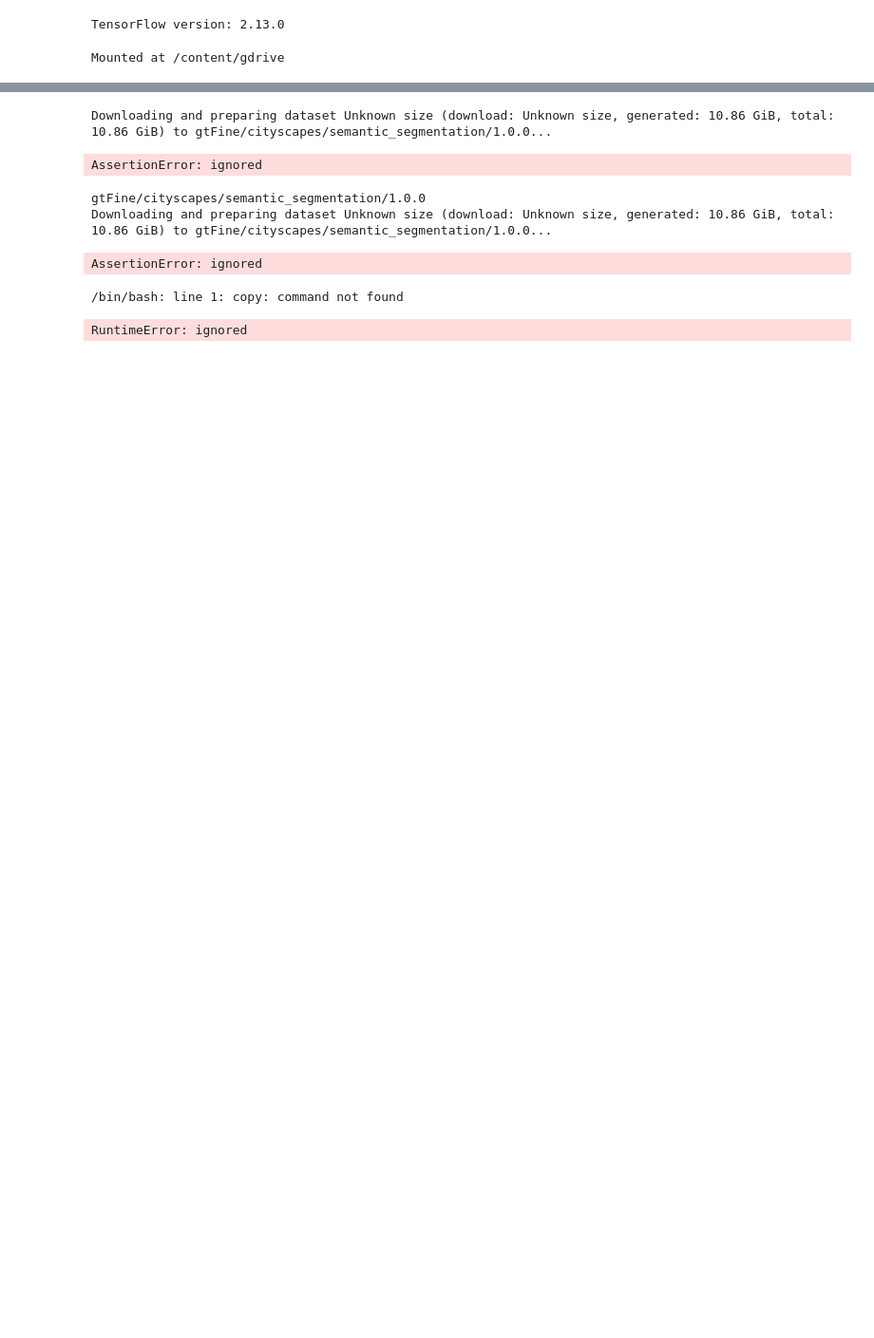
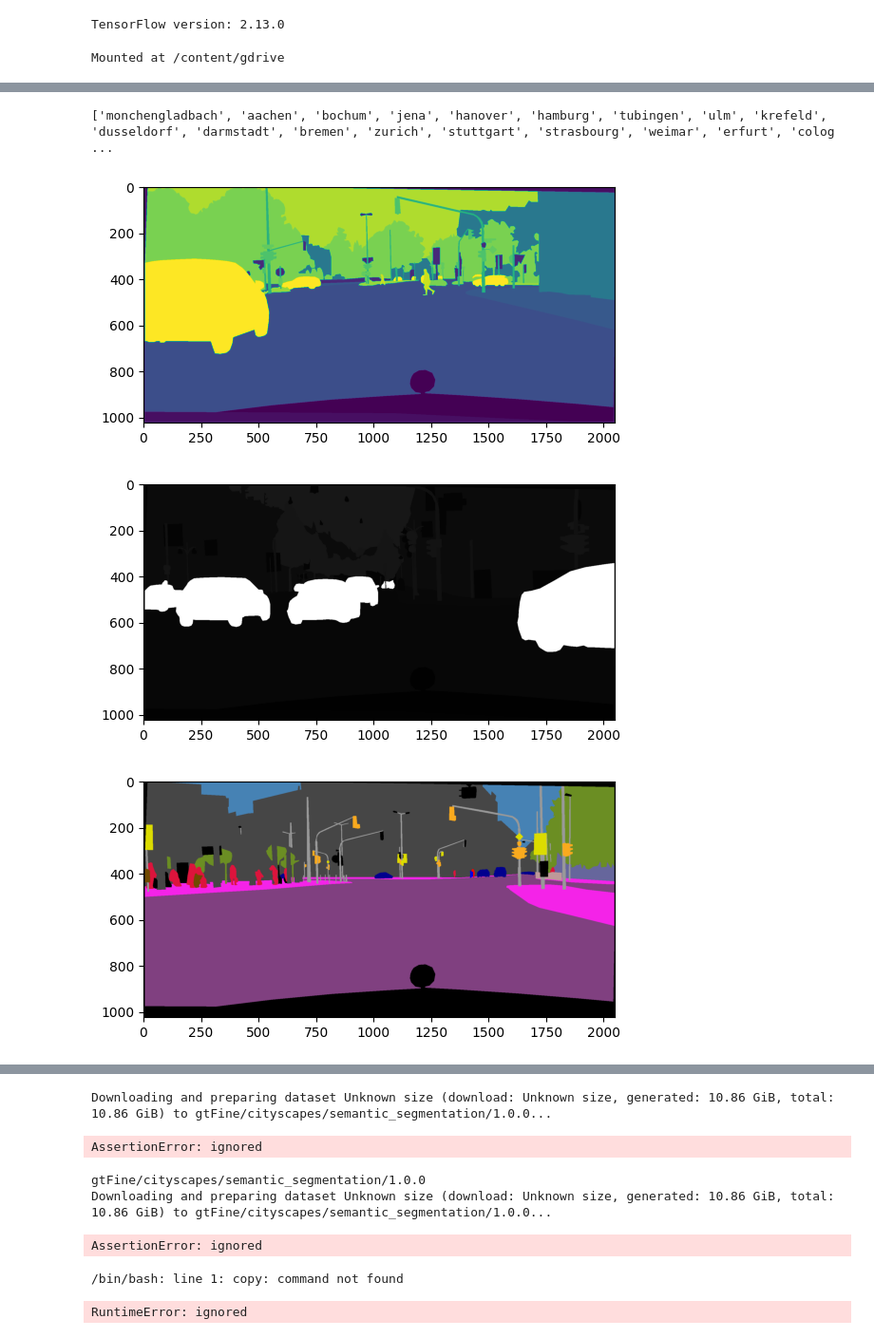
Before and after one commit to faezehmontazeri/IPM-AISummer2023, a Jupyter notebook: Sohrevardi.ipynb, the cells around one changed output, grey strips where cells are left out. Shown: that part at 95% size. Cells and saved outputs as stored; diff of their text form; code cells hidden in the pictures; blank space fills up the shorter version.

```diff
--- a/Sohrevardi.ipynb
+++ b/Sohrevardi.ipynb
@@ -99,0 +69,31 @@ Requirement already satisfied: six>=1.5 in /usr/local/lib/python3.10/dist-packag
+# %%
+x = list()
+y = list()
+
+#@markdown > The number of images to load from the dataset. By default 4 images are loaded.
+num_images = 4 #@param {type: "number" }
+num = 1
+image_train_dir = 'gtFine/train'
+image_train_foldernames = os.listdir( image_train_dir )
+print(image_train_foldernames )
+foldersSize =len(image_train_foldernames)
+
+for foldername in image_train_foldernames[ 0 : foldersSize-1 ]:
+  folderPath = os.path.join(image_train_dir, foldername)
+  image_train_filenames = os.listdir(folderPath)
+  fileSize = len(image_train_filenames)
+  for filename in image_train_filenames[0: fileSize-1]:
+	  if filename.endswith('.json'):
+	   continue
+	  if num>num_images :
+	   break
+	  num +=1
+	  image = Image \
+		  .open(os.path.join(folderPath, filename))
+	  plt.imshow(image)
+	  plt.show()
+# %% [output]
+['monchengladbach', 'aachen', 'bochum', 'jena', 'hanover', 'hamburg', 'tubingen', 'ulm', 'krefeld', 'dusseldorf', 'darmstadt', 'bremen', 'zurich', 'stuttgart', 'strasbourg', 'weimar', 'erfurt', 'colog ...
+[figure, added]
+[figure, added]
+[figure, added]
```
Also changed, not shown: parts of 6 cells of this notebook.
